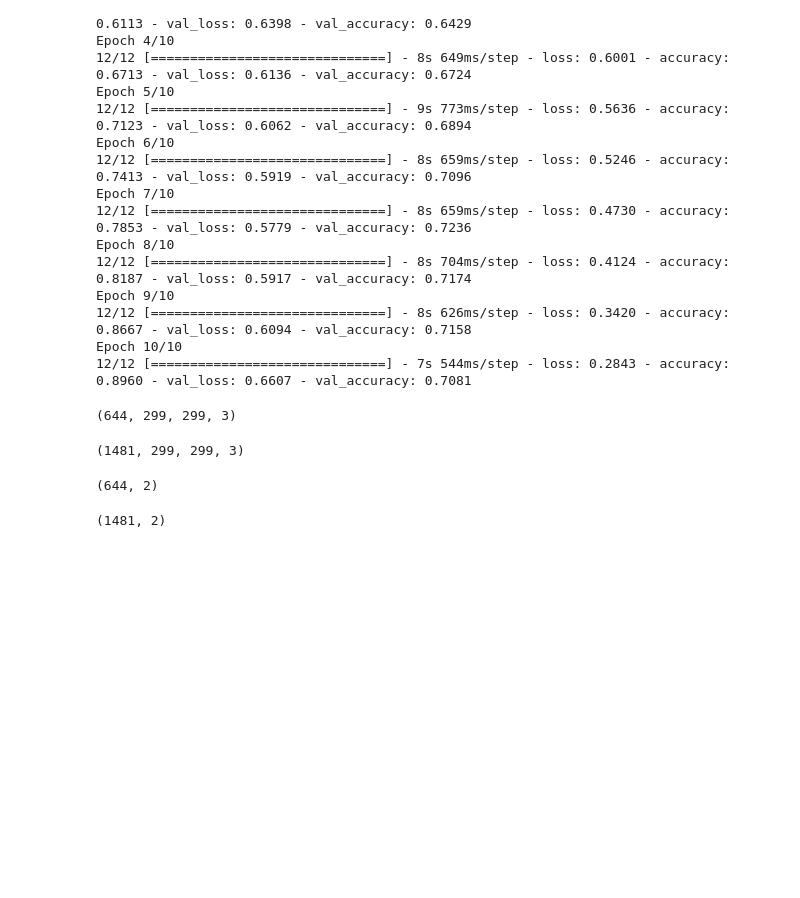
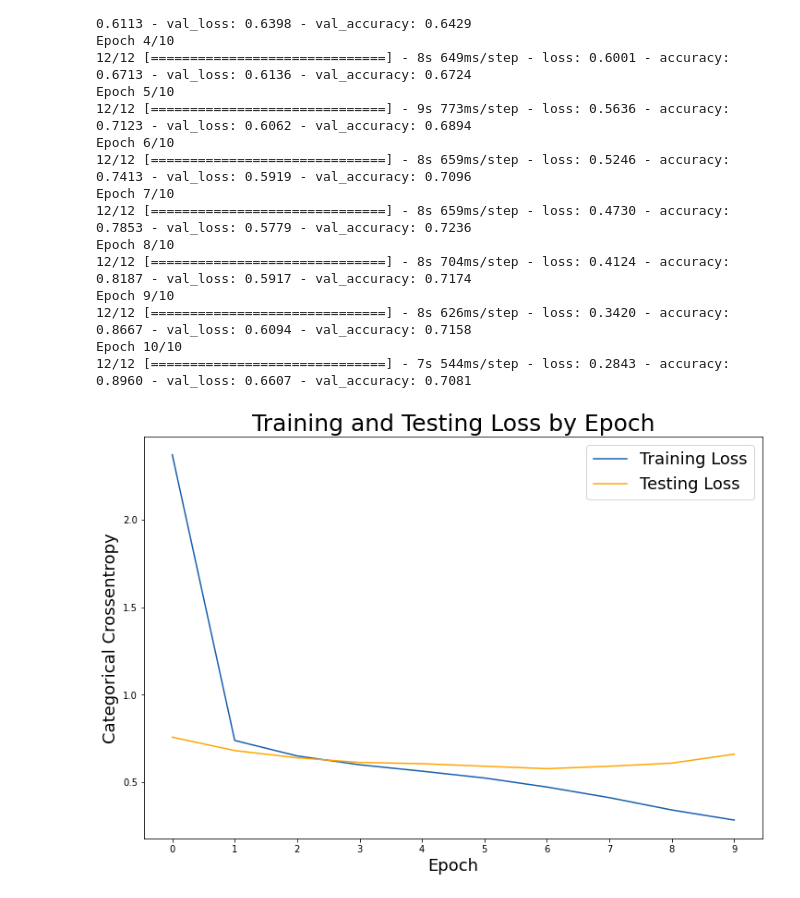
Before and after one commit to lmarett8/nn_hackathon, a Jupyter notebook: 01_get_data.ipynb, the cells around one changed output. Saved outputs shown, nothing was run; the diff lists cells and outputs as text; code cells hidden in the pictures; blank space fills up the shorter version.

```diff
--- a/01_get_data.ipynb
+++ b/01_get_data.ipynb
@@ -36,13 +18,0 @@ res.shape
-# %%
-directory="./data/hotdog-nothotdog/test/hotdog/"
-for filename in os.listdir(directory):
-    f = os.path.join(directory, filename)
-    # checking if it is a file
-    if os.path.isfile(f):
-        img= Image.open(f)
-        np_img = np.array(img)
-
-        print(f)
-        img = Image.open(f)
-        temp = np.asarray(img)
-        np.concatenate([imageToMatrice,temp])
@@ -175,19 +95,34 @@ Epoch 9/10
 12/12 [==============================] - 8s 626ms/step - loss: 0.3420 - accuracy: 0.8667 - val_loss: 0.6094 - val_accuracy: 0.7158
 Epoch 10/10
 12/12 [==============================] - 7s 544ms/step - loss: 0.2843 - accuracy: 0.8960 - val_loss: 0.6607 - val_accuracy: 0.7081
-# %%
-X_test.shape
-# %% [output]
-(644, 299, 299, 3)
-# %%
-X_train.shape
-# %% [output]
-(1481, 299, 299, 3)
-# %%
-y_test.shape
-# %% [output]
-(644, 2)
-# %%
-y_train.shape
-# %% [output]
-(1481, 2)
+# %%
+def plot_results(history_,loss):
+    if (loss=="loss"):
+        train_loss = history_.history['loss']
+        test_loss = history_.history['val_loss']
+        label="Loss"
+    elif (loss=="acc"):
+        train_loss = history_.history['accuracy']
+        test_loss = history_.history['val_accuracy']
+        label="Accuracy"
+
+    epoch_labels = history_.epoch
+
+    # Set figure size.
+    plt.figure(figsize=(12, 8))
+
+    # Generate line plot of training, testing loss over epochs.
+    plt.plot(train_loss, label=f'Training {label}', color='#185fad')
+    plt.plot(test_loss, label=f'Testing {label}', color='orange')
+
+    # Set title
+    plt.title(f'Training and Testing {label} by Epoch', fontsize=25)
+    plt.xlabel('Epoch', fontsize=18)
+    plt.ylabel('Categorical Crossentropy', fontsize=18)
+    plt.xticks(epoch_labels, epoch_labels)    # ticks, labels
+
+    plt.legend(fontsize=18);
+# %%
+plot_results(history_cnn,"loss")
+# %% [output]
+[figure, added]
```
Also changed, not shown: parts of 15 cells of this notebook.
